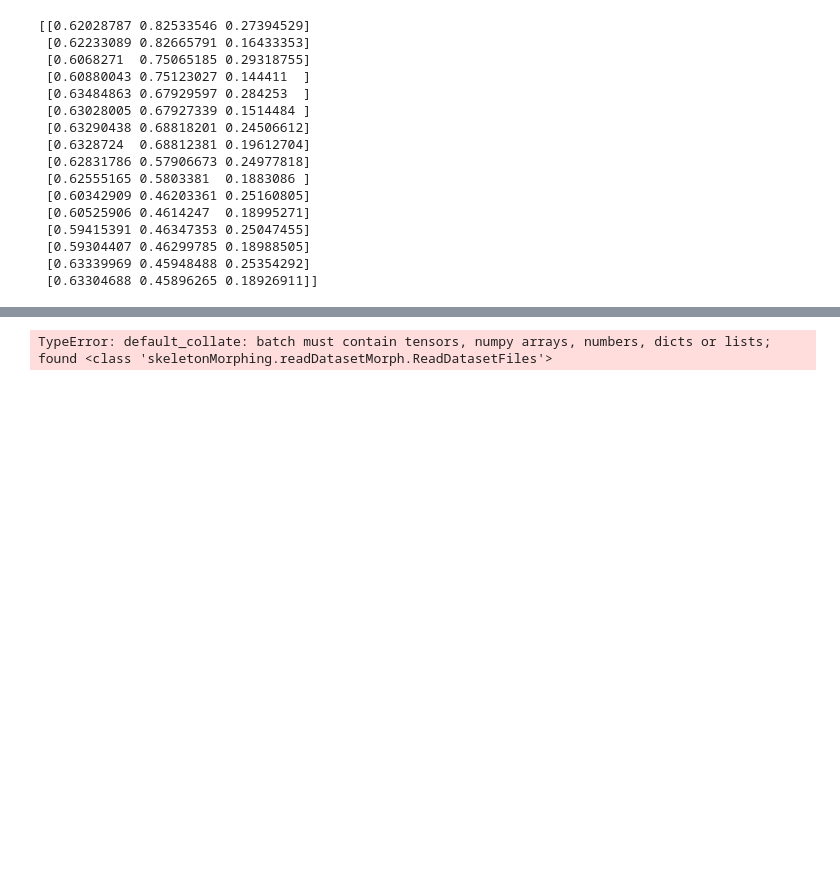
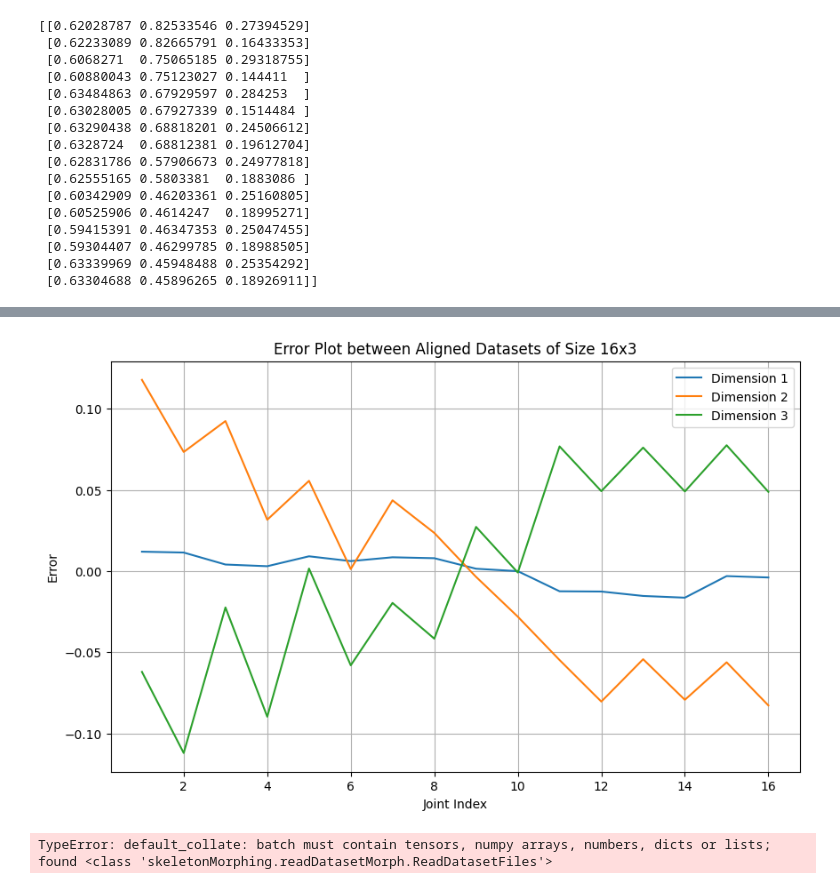
Before and after one commit to dermanu/HPEClinicalEvaluationFramework, a Jupyter notebook: skeletonMorphing/plot_sync_errors.ipynb, the cells around one changed output, grey strips where cells are left out. Cells and saved outputs as stored; diff of their text form; code cells hidden in the pictures; blank space fills up the shorter version.

```diff
--- a/skeletonMorphing/plot_sync_errors.ipynb
+++ b/skeletonMorphing/plot_sync_errors.ipynb
@@ -169,0 +211,97 @@ print(pose_inf_batch)
+# %%
+def plot_3d_keypoints_all(keypoints_morphed, keypoints_ground_truth, keypoints_hpe_truth, model_name):
+    colors = ['red', 'green', 'blue']
+    names = ['Morphed KeyPoints', 'Ground Truth KeyPoints', 'HPE Truth KeyPoints']
+    # Define connections between related keypoints
+    if model_name == 'mediapipe':
+        connections = [(0, 1), (0, 2), (1, 3), (2, 4), (3, 5), (6, 7), (0, 6),
+                        (1, 7), (6, 8), (7, 9), (8, 10), (9, 11), (10, 12),
+                        (11, 13), (10, 14), (11, 15), (12, 14), (13, 15)]
+
+    # Create a Plotly 3D scatter plot
+    fig = go.Figure()
+
+    all_values = ()
+    idx = 0
+    for keypoints in [keypoints_morphed, keypoints_ground_truth, keypoints_hpe_truth]:
+        trace_name = 'Keypoints ' + names[idx]
+        # Extract X, Y, and Z coordinates from keypoints
+        x, z, y = zip(*keypoints)
+
+        # Scatter plot for keypoints
+        fig.add_trace(go.Scatter3d(x=x, y=y, z=z, mode='markers', marker=dict(color=colors[idx], size=5), name = trace_name))
+
+        # Plot connections
+        for q, connection in enumerate(connections):
+            print(q)
+            if (q+1) >= keypoints.shape[0]:
+                break
+            x_vals = [x[connection[0]], x[connection[1]]]
+            y_vals = [y[connection[0]], y[connection[1]]]
+            z_vals = [z[connection[0]], z[connection[1]]]
+            fig.add_trace(go.Scatter3d(x=x_vals, y=y_vals, z=z_vals, mode='lines', line=dict(color=colors[idx]), name = trace_name))
+        idx += 1
+
+        # Combine x, y, z values into a single list
+        all_values = all_values + x + y + z
+
+    # Find the minimum and maximum values
+    min_value = min(all_values) - abs(min(all_values) * 0.1)
+    max_value = max(all_values) + abs(max(all_values) * 0.1)
+
+    # Update layout to set axis limits
+    fig.update_layout(
+        scene=dict(
+            aspectmode='cube',
+            xaxis=dict(title='X', range=[min_value, max_value]),
+            yaxis=dict(title='Y', range=[min_value, max_value]),
+            zaxis=dict(title='Z', range=[min_value, max_value])
+        )
+    )
+    fig.show()
+
+def center_data(data):
+    centroid = np.mean(data, axis=0)
+    centered_data = data - centroid
+    return centered_data, centroid
+
+def kabsch_algorithm(P, Q):
+    # P and Q must be centered
+    C = np.dot(P.T, Q)
+    V, S, W = np.linalg.svd(C)
+    d = (np.linalg.det(V) * np.linalg.det(W)) < 0.0
+
+    if d:
+        S[-1] = -S[-1]
+        V[:, -1] = -V[:, -1]
+
+    U = np.dot(V, W)
+    return U
+
+centered_data1, centroid1 = center_data(pose_gt_batch)
+centered_data2, centroid2 = center_data(pose_inf_batch)
+rotation_matrix = kabsch_algorithm(centered_data1, centered_data2)
+aligned_data2 = np.dot(centered_data2, rotation_matrix)
+
+# Translate the data back to the original centroid of data1
+aligned_data2 += centroid1
+print(aligned_data2[1:3])
+plot_3d_keypoints_all(pose_gt_batch[13:16], aligned_data2[13:16], aligned_data2[1:3], "mediapipe")
+
+error = pose_gt_batch - aligned_data2
+
+# Plot the error for each joint
+import matplotlib.pyplot as plt
+
+plt.figure(figsize=(10, 6))
+x = np.arange(1, 17)
+for i in range(3):
+    plt.plot(x, error[:, i], label=f'Dimension {i+1}')
+
+plt.title('Error Plot between Aligned Datasets of Size 16x3')
+plt.xlabel('Joint Index')
+plt.ylabel('Error')
+plt.legend()
+plt.grid(True)
+plt.show()
+# %% [output]
@@ -170,3 +319,4 @@ print(pose_inf_batch)
+[figure, added]
 # %%
 from skeletonMorphing.trainSkeletonMorphing import EveryNthSampler
 import tqdm
```
Also changed, not shown: parts of 4 cells of this notebook, 2 other files.
